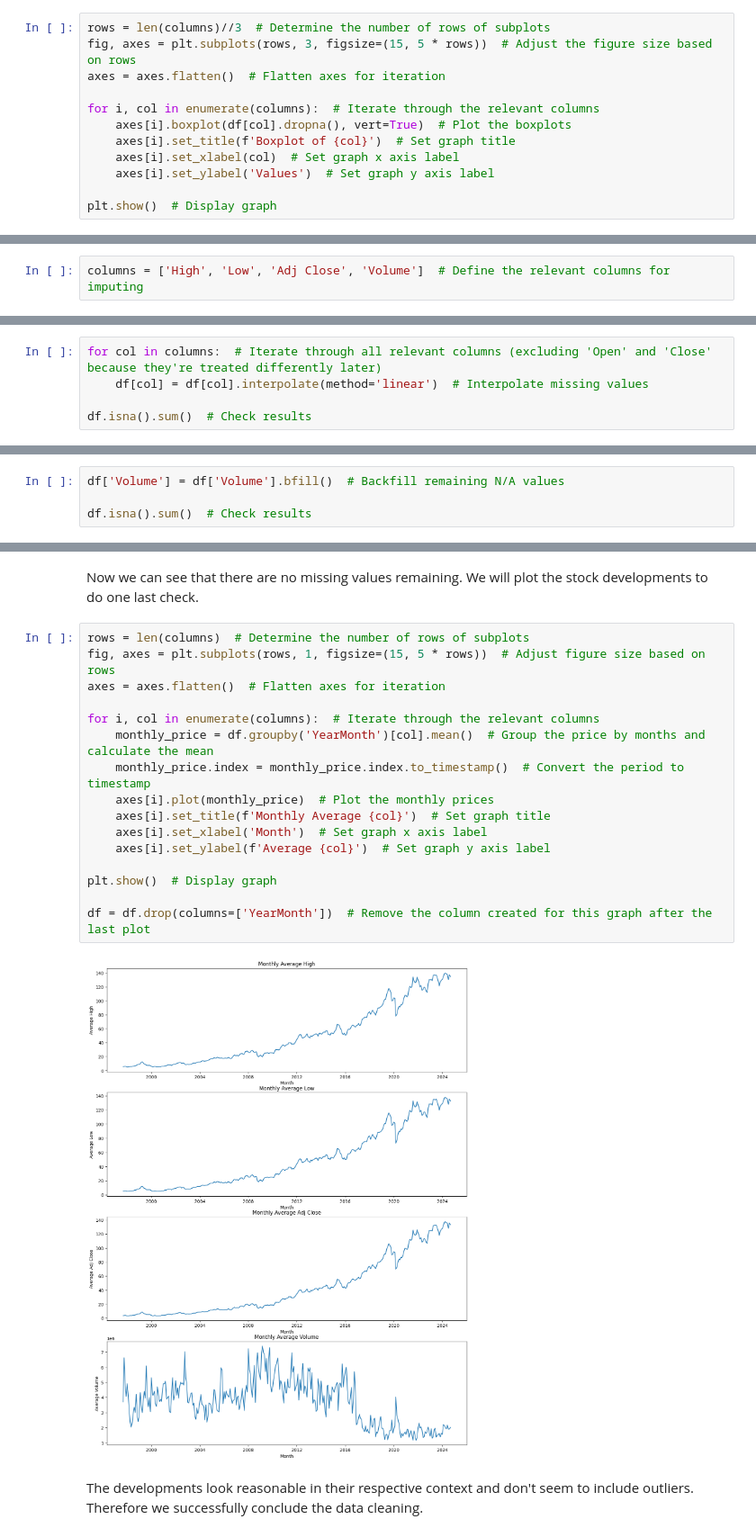
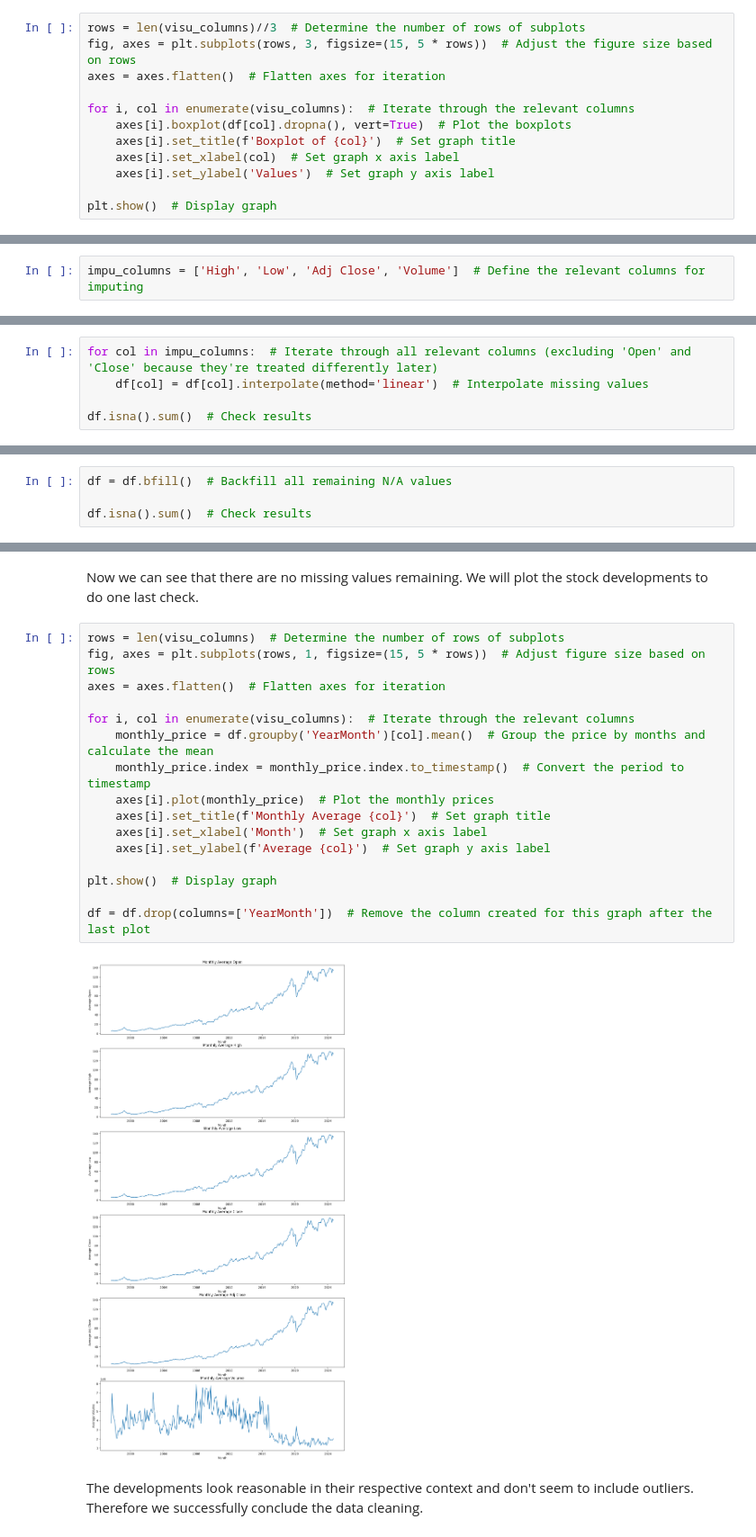
Before and after one commit to Noor-Raza/Python-for-Data-Science-Final-Project, a Jupyter notebook: Data Cleaning Workbooks/YUM_datacleaning.ipynb, the cells around one changed output, grey strips where cells are left out. Shown at 90% size. Drawn from its saved outputs; the diff is of its cells as text.

```diff
--- a/Data Cleaning Workbooks/YUM_datacleaning.ipynb
+++ b/Data Cleaning Workbooks/YUM_datacleaning.ipynb
@@ -301,9 +309,9 @@ plt.show()  # Display graph
 # %%
-rows = len(columns)//3  # Determine the number of rows of subplots
+rows = len(visu_columns)//3  # Determine the number of rows of subplots
 fig, axes = plt.subplots(rows, 3, figsize=(15, 5 * rows))  # Adjust the figure size based on rows
 axes = axes.flatten()  # Flatten axes for iteration
 
-for i, col in enumerate(columns):  # Iterate through the relevant columns
+for i, col in enumerate(visu_columns):  # Iterate through the relevant columns
     axes[i].boxplot(df[col].dropna(), vert=True)  # Plot the boxplots
     axes[i].set_title(f'Boxplot of {col}')  # Set graph title
     axes[i].set_xlabel(col)  # Set graph x axis label
@@ -319,11 +327,11 @@ It appears that we have successfully removed all significant outliers.
 # %% [markdown]
 Now that we have replaced the outliers with N/A, we need to impute all the N/A's with other values.
 # %%
-columns = ['High', 'Low', 'Adj Close', 'Volume']  # Define the relevant columns for imputing
+impu_columns = ['High', 'Low', 'Adj Close', 'Volume']  # Define the relevant columns for imputing
 # %% [markdown]
 We have first determined the relevant columns we want to interpolate.
 # %%
-for col in columns:  # Iterate through all relevant columns (excluding 'Open' and 'Close' because they're treated differently later)
+for col in impu_columns:  # Iterate through all relevant columns (excluding 'Open' and 'Close' because they're treated differently later)
     df[col] = df[col].interpolate(method='linear')  # Interpolate missing values
 
 df.isna().sum()  # Check results
@@ -376,5 +384,5 @@ We can see that this is the beginning value of the respective column and was the
 # %%
-df['Volume'] = df['Volume'].bfill()  # Backfill remaining N/A values
+df = df.bfill()  # Backfill all remaining N/A values
 
 df.isna().sum()  # Check results
 # %% [output]
@@ -390,23 +398,23 @@ dtype: int64
 # %% [markdown]
 Now we can see that there are no missing values remaining. We will plot the stock developments to do one last check.
 # %%
-rows = len(columns)  # Determine the number of rows of subplots
+rows = len(visu_columns)  # Determine the number of rows of subplots
 fig, axes = plt.subplots(rows, 1, figsize=(15, 5 * rows))  # Adjust figure size based on rows
 axes = axes.flatten()  # Flatten axes for iteration
 
-for i, col in enumerate(columns):  # Iterate through the relevant columns
+for i, col in enumerate(visu_columns):  # Iterate through the relevant columns
     monthly_price = df.groupby('YearMonth')[col].mean()  # Group the price by months and calculate the mean
     monthly_price.index = monthly_price.index.to_timestamp()  # Convert the period to timestamp
     axes[i].plot(monthly_price)  # Plot the monthly prices
     axes[i].set_title(f'Monthly Average {col}')  # Set graph title
     axes[i].set_xlabel('Month')  # Set graph x axis label
     axes[i].set_ylabel(f'Average {col}')  # Set graph y axis label
 
 plt.show()  # Display graph
 
 df = df.drop(columns=['YearMonth'])  # Remove the column created for this graph after the last plot
 # %% [output]
-[figure, old version]
+[figure, new version]
 # %% [markdown]
 The developments look reasonable in their respective context and don't seem to include outliers. Therefore we successfully conclude the data cleaning.
 # %% [markdown]
```
Also changed, not shown: parts of 11 cells of this notebook, 1 other file.
